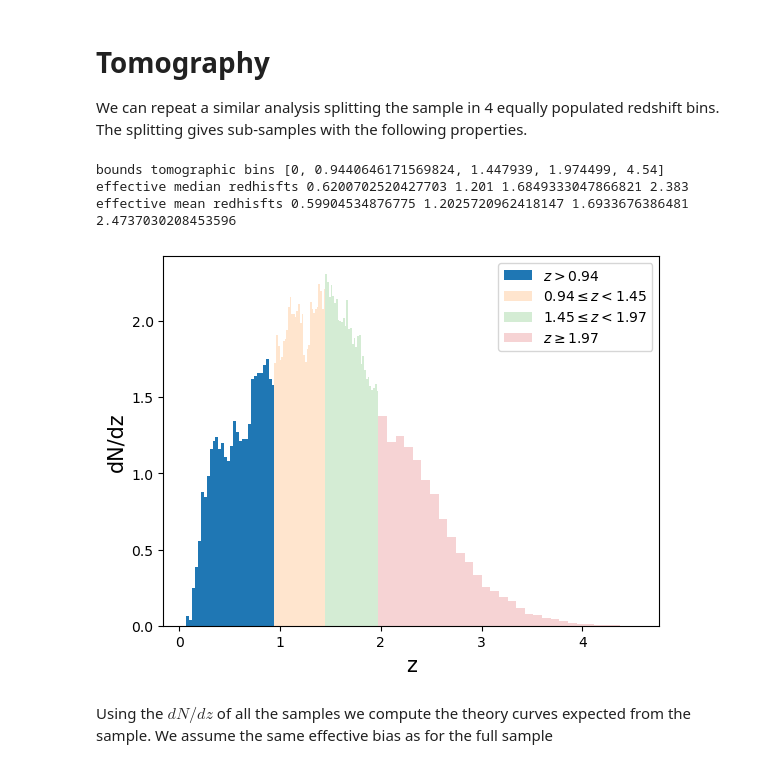
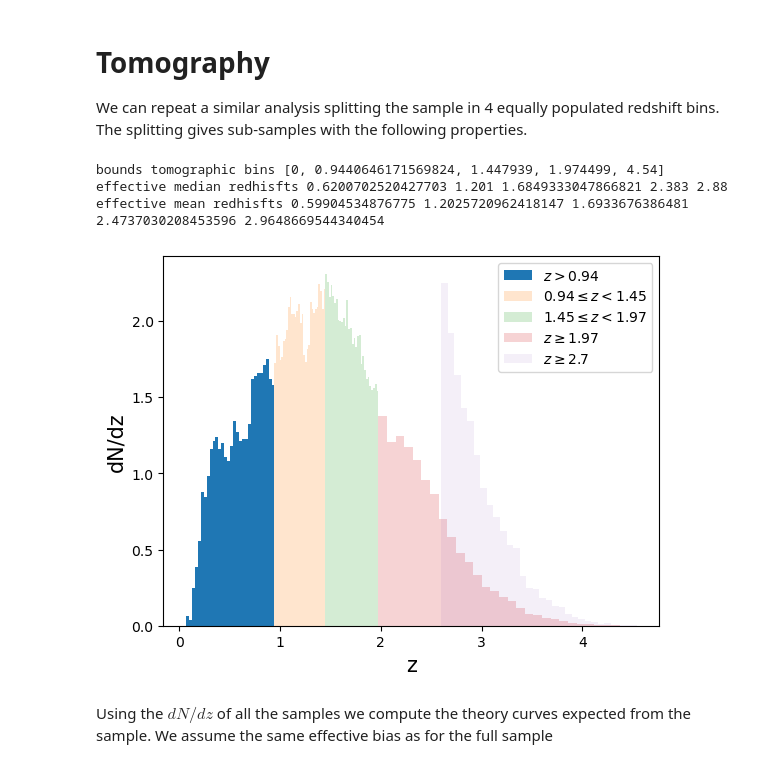
Before and after one commit to kstoreyf/gaia-quasars-lss, a Jupyter notebook: notebooks/gaia_qso_data_pstest.ipynb, the cells around one changed output. Saved outputs shown, nothing was run; the diff lists cells and outputs as text; code cells hidden in the pictures.

```diff
--- a/notebooks/gaia_qso_data_pstest.ipynb
+++ b/notebooks/gaia_qso_data_pstest.ipynb
@@ -763,30 +771,36 @@ The behavior of the first 2 bin is somehow sensitive to the mask choice and powe
 
 We can repeat a similar analysis splitting the sample in 4 equally populated redshift bins. The splitting gives sub-samples with the following properties.
 # %%
-z=d[1].data['redshift_spz']
-bounds = np.percentile(z,[25,50,75])
+zcat=d[1].data['redshift_spz']
+bounds = np.percentile(zcat,[25,50,75])
+mask_z1 = zcat<bounds[0]
+mask_z2 = (zcat>=bounds[0])&(zcat<bounds[1])
+mask_z3 = (zcat>=bounds[1])&(zcat<bounds[2])
+mask_z4 = zcat>=bounds[2]
+mask_z5 = zcat>=2.6
+
 
 #np.percentile(d[1].data['redshift_spz'],[33,66])
 print("bounds tomographic bins",[0]+list(bounds)+[np.max(z)])
-print("effective median redhisfts",np.median(z[mask_z1]),np.median(z[mask_z2]),np.median(z[mask_z3]),
-      np.median(z[mask_z4]))
-print("effective mean redhisfts",np.mean(z[mask_z1]),np.mean(z[mask_z2]),np.mean(z[mask_z3]),
-      np.mean(z[mask_z4]))
+print("effective median redhisfts",np.median(zcat[mask_z1]),np.median(zcat[mask_z2]),np.median(zcat[mask_z3]),
+      np.median(zcat[mask_z4]),np.median(zcat[mask_z5]))
+print("effective mean redhisfts",np.mean(zcat[mask_z1]),np.mean(zcat[mask_z2]),np.mean(zcat[mask_z3]),
+      np.mean(zcat[mask_z4]),np.mean(zcat[mask_z5]))
 
-z=d[1].data['redshift_spz']
-dndz1=pl.hist(z[mask_z1],bins=30,density=True,label=          '$z>%.2f$'%bounds[0])
-dndz2=pl.hist(z[mask_z2],bins=30,density=True,alpha=0.2,label='$%.2f\leq z<%.2f$'%(bounds[0],bounds[1]))
-dndz3=pl.hist(z[mask_z3],bins=30,density=True,alpha=0.2,label='$%.2f\leq z<%.2f$'%(bounds[1],bounds[2]))
-dndz4=pl.hist(z[mask_z4],bins=30,density=True,alpha=0.2,label='$z\geq %.2f$'%bounds[-1])
+dndz1=pl.hist(zcat[mask_z1],bins=30,density=True,label=          '$z>%.2f$'%bounds[0])
+dndz2=pl.hist(zcat[mask_z2],bins=30,density=True,alpha=0.2,label='$%.2f\leq z<%.2f$'%(bounds[0],bounds[1]))
+dndz3=pl.hist(zcat[mask_z3],bins=30,density=True,alpha=0.2,label='$%.2f\leq z<%.2f$'%(bounds[1],bounds[2]))
+dndz4=pl.hist(zcat[mask_z4],bins=30,density=True,alpha=0.2,label='$z\geq %.2f$'%bounds[-1])
+dndz5=pl.hist(zcat[mask_z5],bins=30,density=True,alpha=0.1,label='$z\geq 2.7$')
 pl.xlabel("z",size=15)
 pl.ylabel("dN/dz",size=15)
 pl.legend()
 pl.show()
 # %% [output]
 bounds tomographic bins [0, 0.9440646171569824, 1.447939, 1.974499, 4.54]
-effective median redhisfts 0.6200702520427703 1.201 1.6849333047866821 2.383
-effective mean redhisfts 0.59904534876775 1.2025720962418147 1.6933676386481 2.4737030208453596
+effective median redhisfts 0.6200702520427703 1.201 1.6849333047866821 2.383 2.88
+effective mean redhisfts 0.59904534876775 1.2025720962418147 1.6933676386481 2.4737030208453596 2.9648669544340454
-[figure, old version]
+[figure, new version]
 # %%
 # compute dndz
 
```
Also changed, not shown: parts of 24 cells of this notebook.
